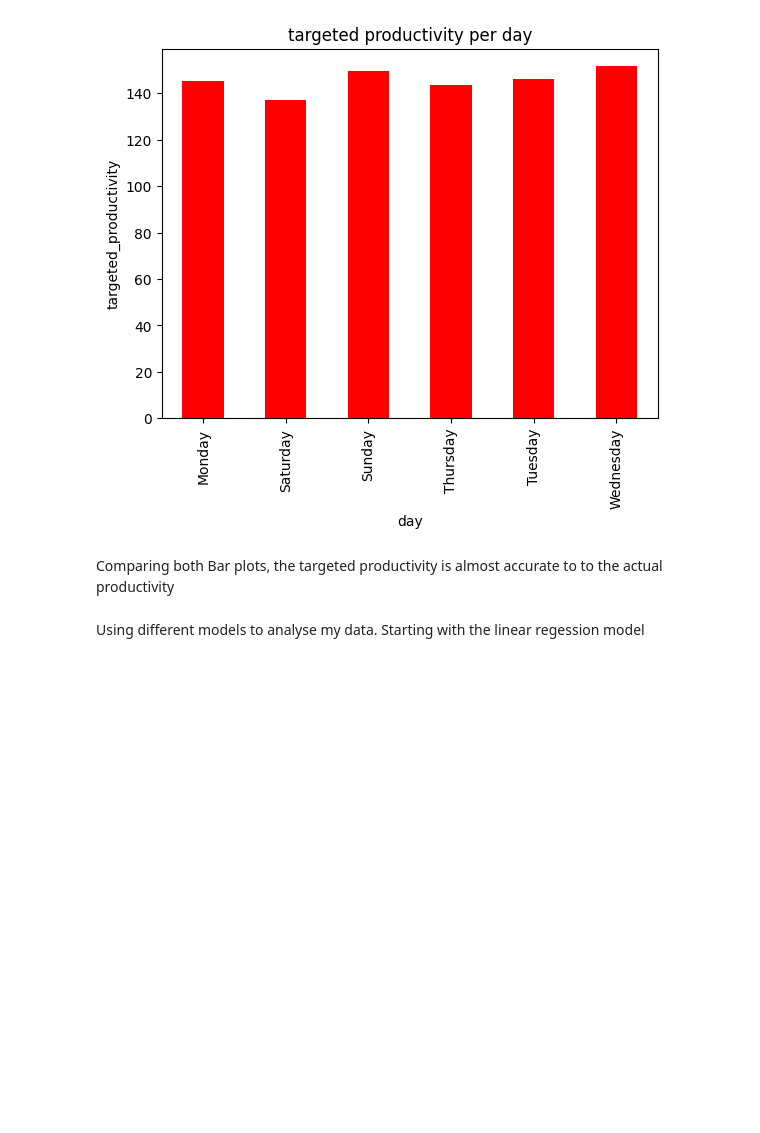
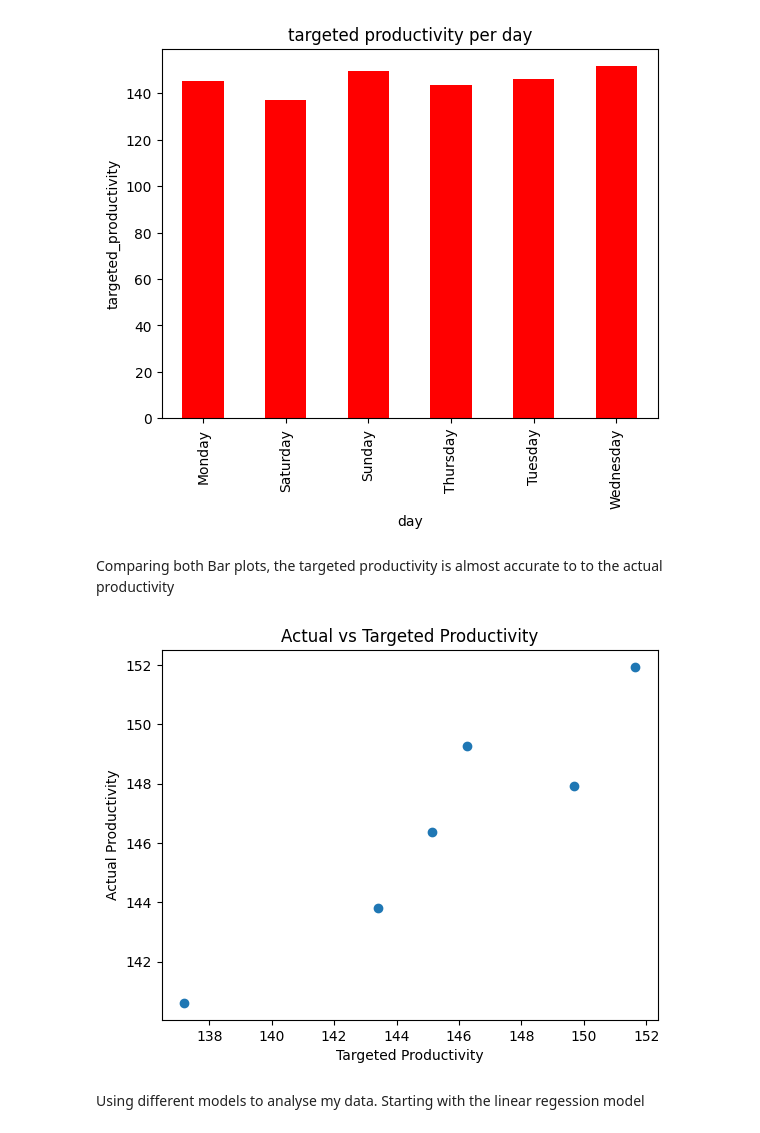
Before and after one commit to Gloria-L19/Possible-data-sets, a Jupyter notebook: Copy_of_Worker_productivity.ipynb, the cells around one changed output. Drawn from its saved outputs; the diff is of its cells as text; code cells hidden in the pictures; blank space fills up the shorter version.

```diff
--- a/Copy_of_Worker_productivity.ipynb
+++ b/Copy_of_Worker_productivity.ipynb
@@ -304,6 +311,21 @@ Text(0, 0.5, 'targeted_productivity')
 [figure]
 # %% [markdown]
 Comparing both Bar plots, the targeted productivity is almost accurate to to the actual productivity
+# %%
+# creating scatter plot
+plt.scatter(day_sum_target, day_sum)
+
+# setting axis labels
+plt.xlabel('Targeted Productivity')
+plt.ylabel('Actual Productivity')
+
+# setting plot title
+plt.title('Actual vs Targeted Productivity')
+
+# displaying the plot
+plt.show()
+# %% [output]
+[figure, added]
 # %% [markdown]
 Using different models to analyse my data.
 Starting with the linear regession model
```
Also changed, not shown: parts of 10 cells of this notebook.
